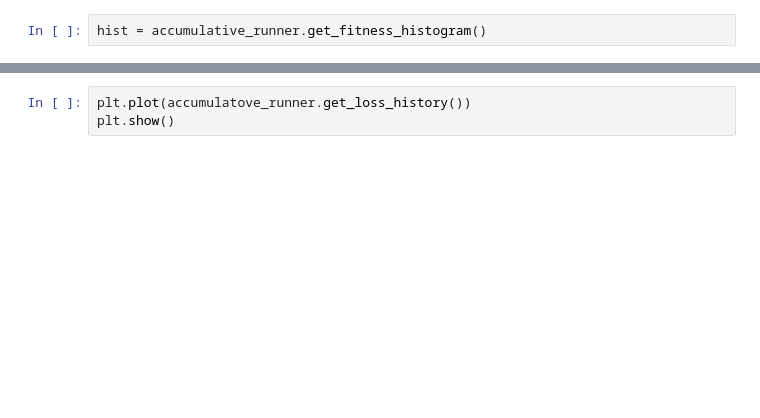
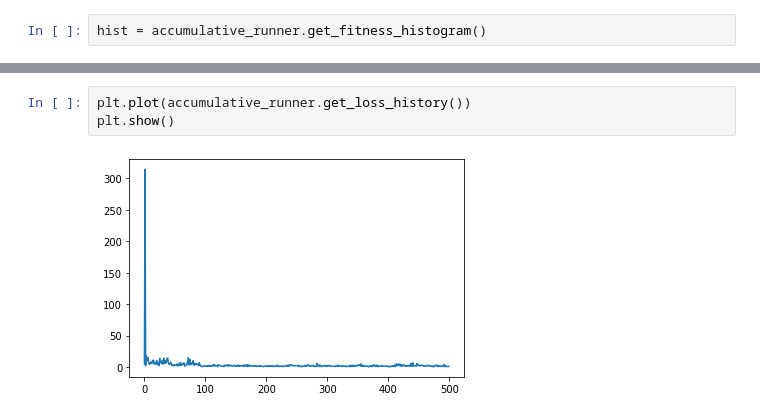
Before and after one commit to go13/Transformers1, a Jupyter notebook: GA-Playground.ipynb, the cells around one changed output, grey strips where cells are left out. Cells and saved outputs as stored; diff of their text form; blank space fills up the shorter version.

```diff
--- a/GA-Playground.ipynb
+++ b/GA-Playground.ipynb
@@ -97,3 +99,5 @@ accumulative_runner.predict('WC71A6ZLRNQ87ABOB9ZRSHM1GAX7ESV0ALKAHHAVAASEI')
 # %%
-plt.plot(accumulatove_runner.get_loss_history())
+plt.plot(accumulative_runner.get_loss_history())
 plt.show()
+# %% [output]
+[figure, added]
```
Also changed, not shown: parts of 4 cells of this notebook.
